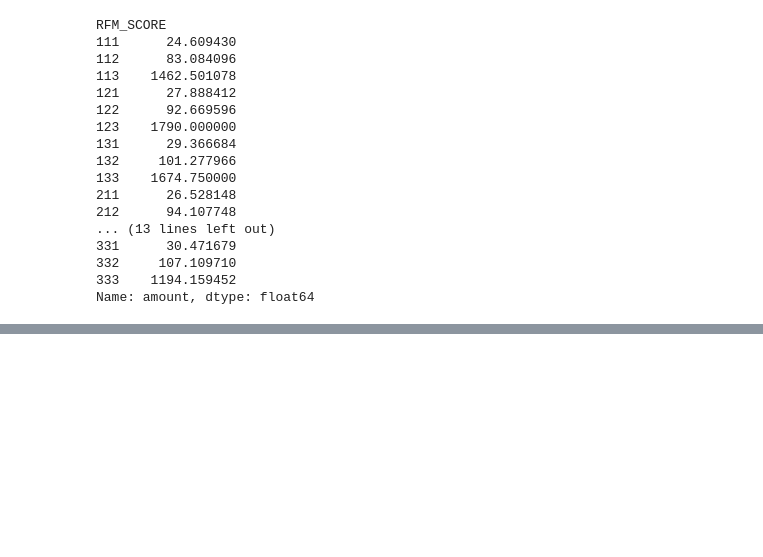
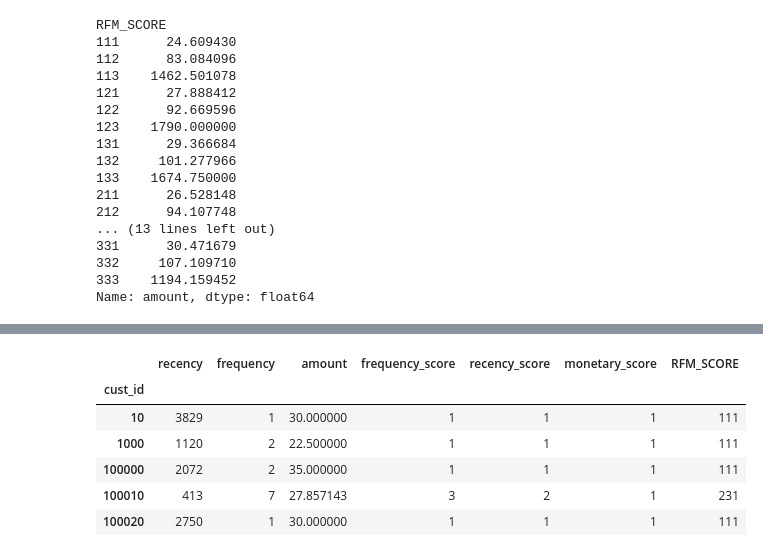
Before and after one commit to Rajdeep-personal/Recency_Frequency_Monetary_Analysis, a Jupyter notebook: RFM_Analysis.ipynb, the cells around one changed output, grey strips where cells are left out. Saved outputs shown, nothing was run; the diff lists cells and outputs as text; code cells hidden in the pictures; blank space fills up the shorter version.

```diff
--- a/RFM_Analysis.ipynb
+++ b/RFM_Analysis.ipynb
@@ -617,0 +689,10 @@ cross_table.head()
+# %%
+cust.head()
+# %% [output]
+|  | recency | frequency | amount | frequency_score | recency_score | monetary_score | RFM_SCORE |
+| cust_id |  |  |  |  |  |  |  |
+| 10 | 3829 | 1 | 30.000000 | 1 | 1 | 1 | 111 |
+| 1000 | 1120 | 2 | 22.500000 | 1 | 1 | 1 | 111 |
+| 100000 | 2072 | 2 | 35.000000 | 1 | 1 | 1 | 111 |
+| 100010 | 413 | 7 | 27.857143 | 3 | 2 | 1 | 231 |
+| 100020 | 2750 | 1 | 30.000000 | 1 | 1 | 1 | 111 |
```
Also changed, not shown: parts of 36 cells of this notebook.
